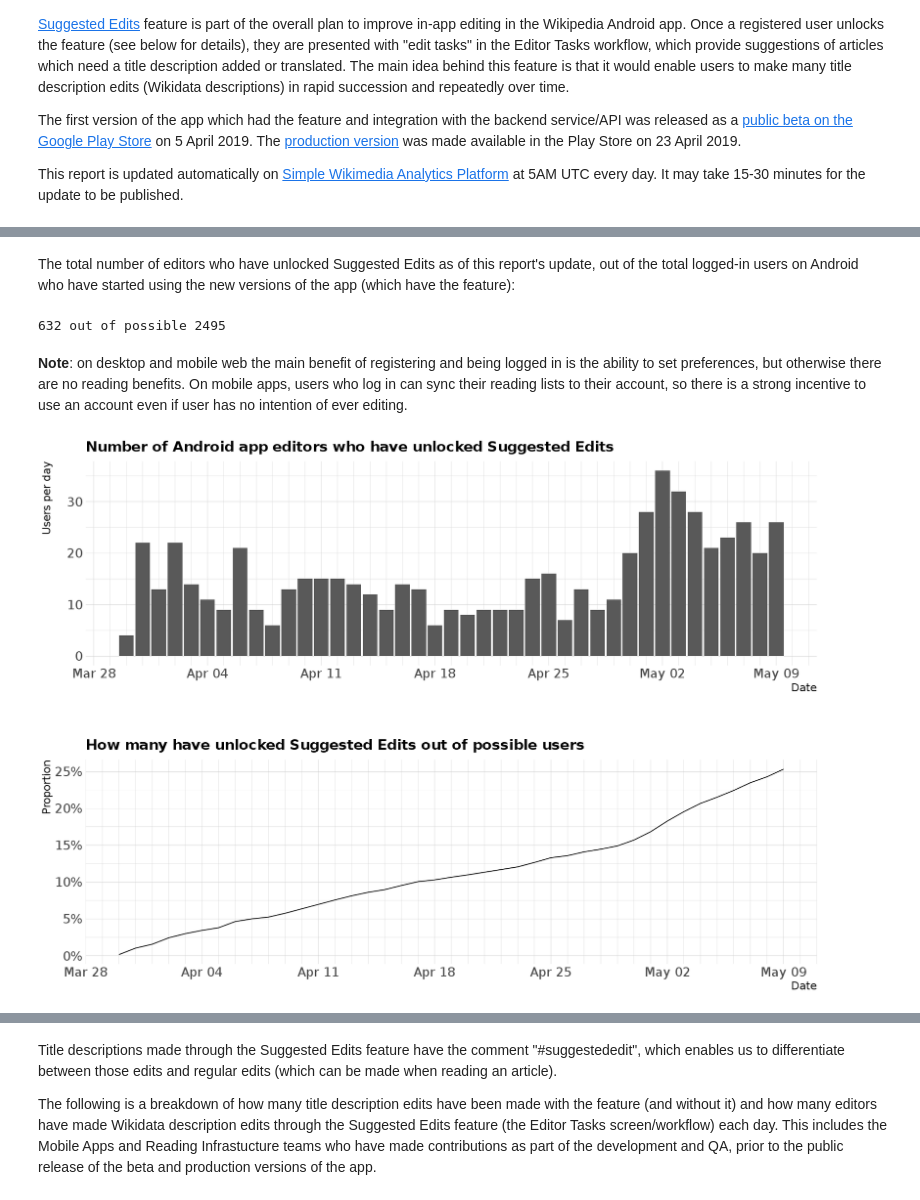
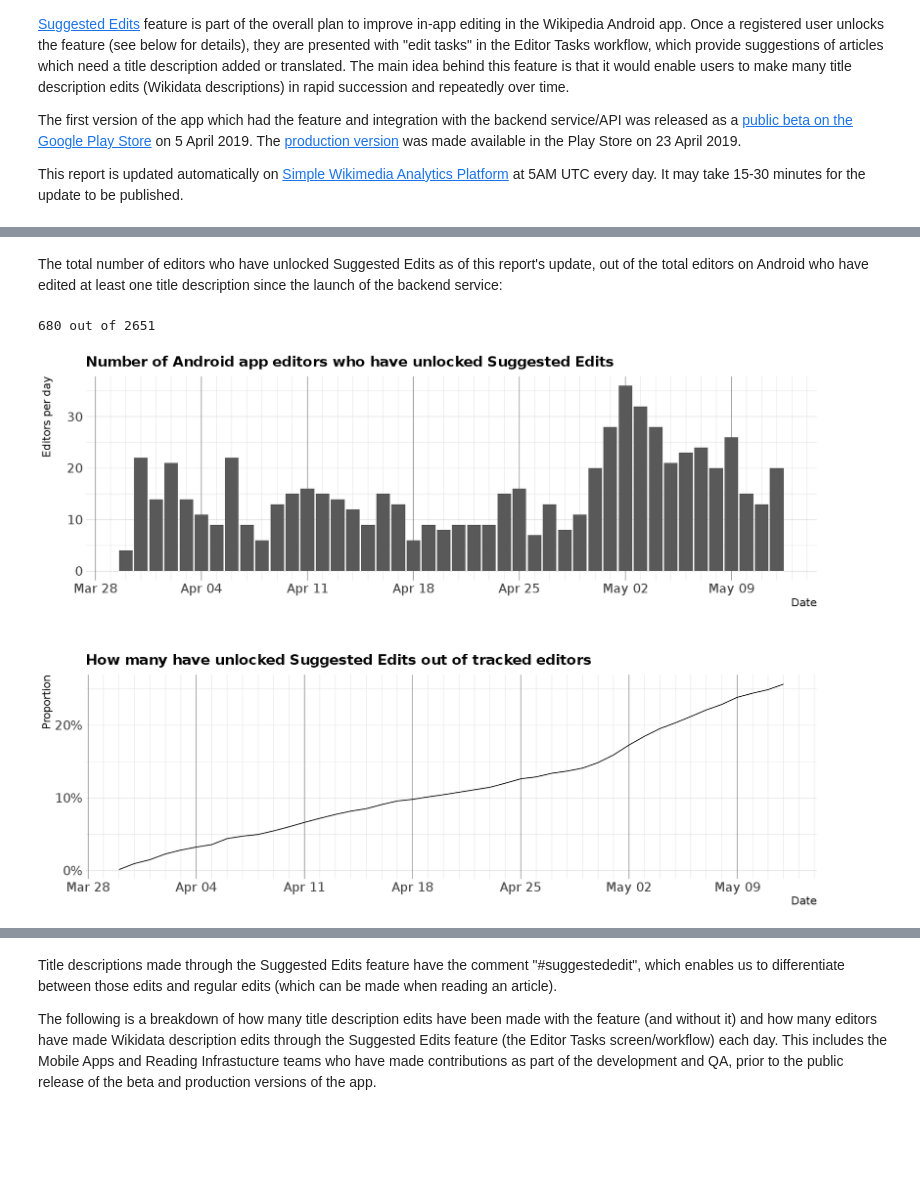
Before and after one commit to bearloga/wmf-android-suggested-edits, a Jupyter notebook: suggested-edits-v1.ipynb, the cells around one changed output, grey strips where cells are left out. Cells and saved outputs as stored; diff of their text form; code cells hidden in the pictures; blank space fills up the shorter version.

Commit message:
Updated report & data

```diff
--- a/suggested-edits-v1.ipynb
+++ b/suggested-edits-v1.ipynb
@@ -123,29 +124,29 @@ backend_stats <- backend_data %>%
     summarize(unlocked = sum(unlocked)) %>%
     mutate(cumulative = cumsum(unlocked), prop = cumulative / total_editors)
 # %% [markdown]
-The total number of editors who have unlocked Suggested Edits as of this report's update, out of the total logged-in users on Android who have started using the new versions of the app (which have the feature):
+The total number of editors who have unlocked Suggested Edits as of this report's update, out of the total editors on Android who have edited at least one title description since the launch of the backend service:
 # %%
-cat(tail(backend_stats, 1)$cumulative, "out of possible", total_editors)
+cat(tail(backend_stats, 1)$cumulative, "out of", total_editors)
 # %% [output]
-632 out of possible 2495
+680 out of 2651
-# %% [markdown]
-**Note**: on desktop and mobile web the main benefit of registering and being logged in is the ability to set preferences, but otherwise there are no reading benefits. On mobile apps, users who log in can sync their reading lists to their account, so there is a strong incentive to use an account even if user has no intention of ever editing.
 # %%
 options(repr.plot.width = 14, repr.plot.height = 10)
 p1 <- ggplot(backend_stats, aes(x = date, y = unlocked)) +
     geom_col() +
     scale_y_continuous(labels = compress) +
     scale_x_date(date_breaks = "7 days", date_minor_breaks = "1 day", date_labels = "%b %d") +
     hrbrthemes::theme_ipsum("DejaVu Sans", base_size = 16, strip_text_face = "bold",
                             caption_size = 12, axis_title_size = 14, subtitle_size = 14) +
-    labs(x = "Date", y = "Users per day", title = "Number of Android app editors who have unlocked Suggested Edits")
+    theme(panel.grid.major.x = element_line(color = "gray10")) +
+    labs(x = "Date", y = "Editors per day", title = "Number of Android app editors who have unlocked Suggested Edits")
 p2 <- ggplot(backend_stats, aes(x = date, y = prop)) +
     geom_line() +
     scale_y_continuous(labels = scales::percent_format(1)) +
     scale_x_date(date_breaks = "7 days", date_minor_breaks = "1 day", date_labels = "%b %d") +
     hrbrthemes::theme_ipsum("DejaVu Sans", base_size = 16, strip_text_face = "bold",
                             caption_size = 12, axis_title_size = 14, subtitle_size = 14) +
-    labs(x = "Date", y = "Proportion", title = "How many have unlocked Suggested Edits out of possible users")
+    theme(panel.grid.major.x = element_line(color = "gray10")) +
+    labs(x = "Date", y = "Proportion", title = "How many have unlocked Suggested Edits out of tracked editors")
 p1 + p2 + plot_layout(ncol = 1)
 # %% [output]
-[figure, old version]
+[figure, new version]
```
Also changed, not shown: parts of 20 cells of this notebook, 1 other file.
